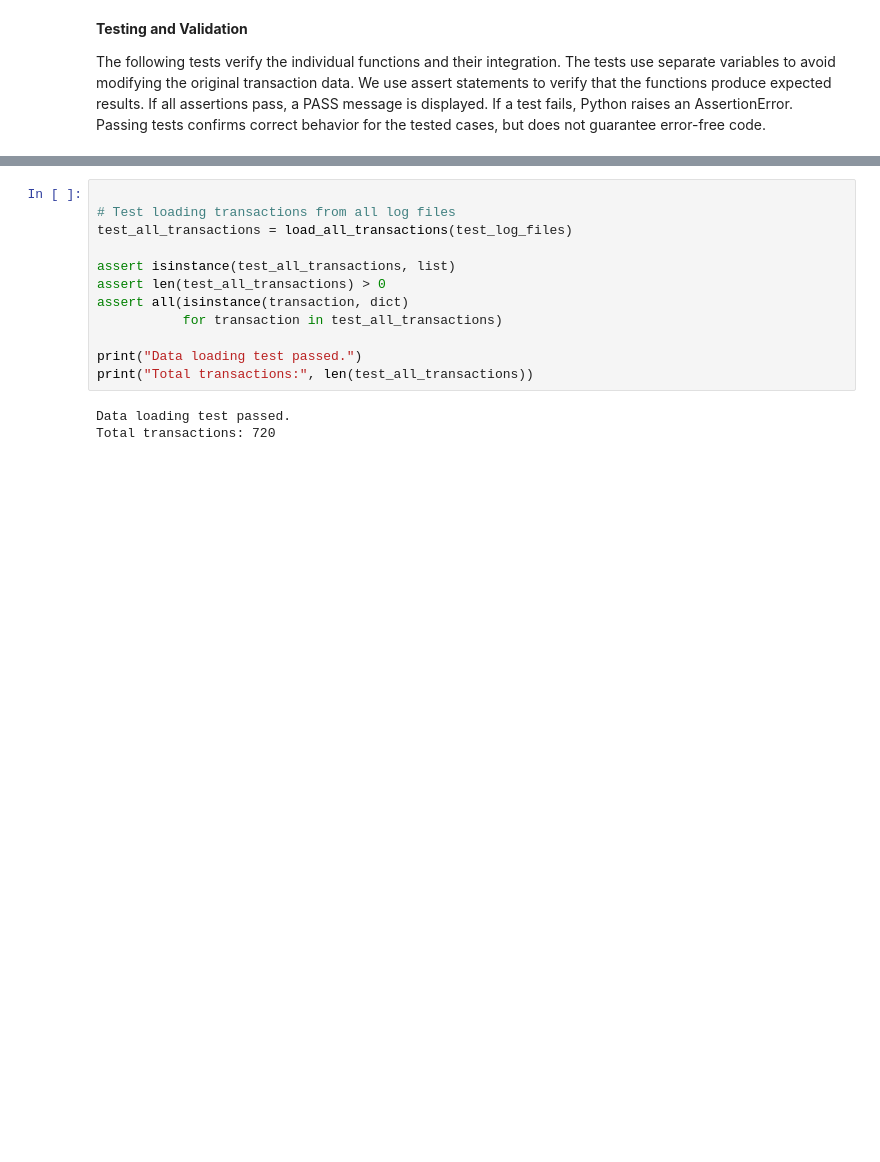
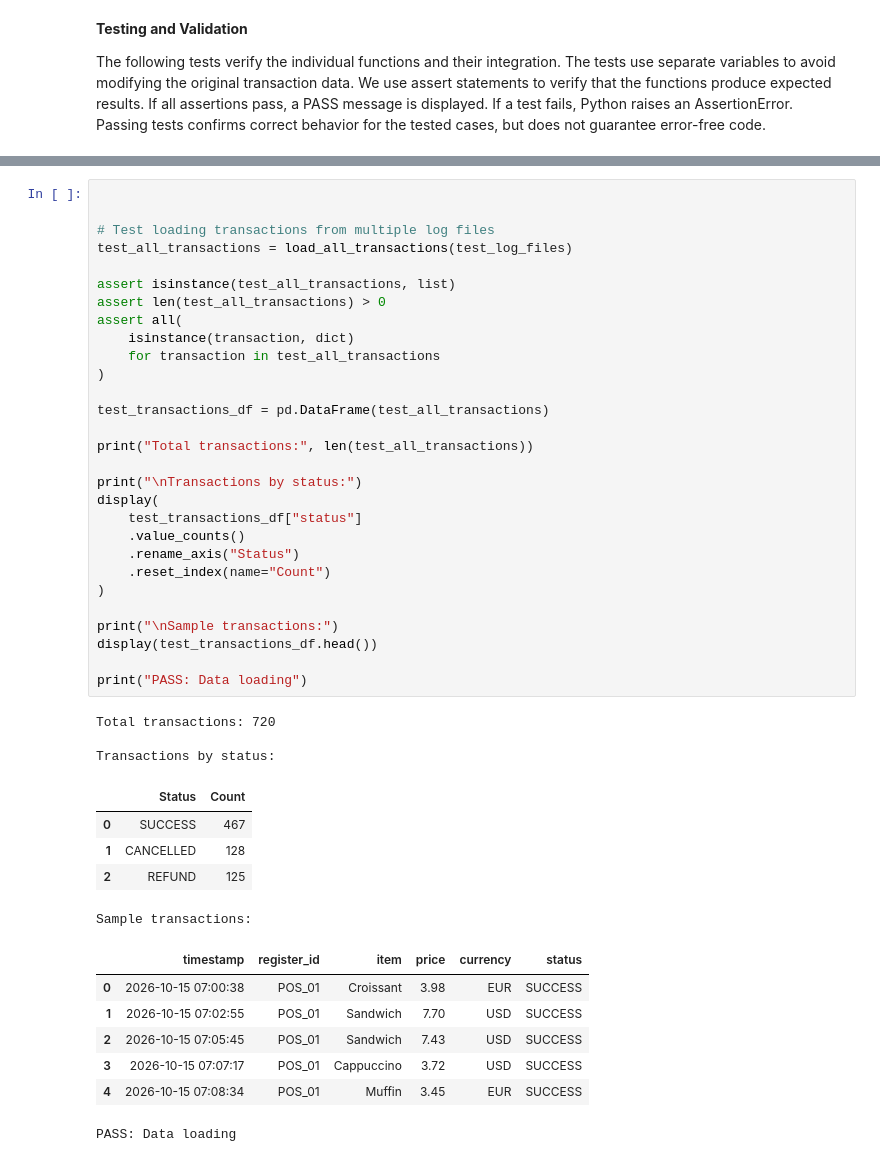
Before and after one commit to MaritaElk/Deliverable_02_week_43, a Jupyter notebook: Deliverable_02_week_43.ipynb, the cells around one changed output, grey strips where cells are left out. Saved outputs shown, nothing was run; the diff lists cells and outputs as text; blank space fills up the shorter version.

```diff
--- a/Deliverable_02_week_43.ipynb
+++ b/Deliverable_02_week_43.ipynb
@@ -513,18 +541,48 @@ Active register IDs: ['POS_01', 'POS_02', 'POS_03']
 # %%
 
-# Test loading transactions from all log files
+
+# Test loading transactions from multiple log files
 test_all_transactions = load_all_transactions(test_log_files)
 
 assert isinstance(test_all_transactions, list)
 assert len(test_all_transactions) > 0
-assert all(isinstance(transaction, dict)
-           for transaction in test_all_transactions)
+assert all(
+    isinstance(transaction, dict)
+    for transaction in test_all_transactions
+)
 
-print("Data loading test passed.")
+test_transactions_df = pd.DataFrame(test_all_transactions)
+
 print("Total transactions:", len(test_all_transactions))
+
+print("\nTransactions by status:")
+display(
+    test_transactions_df["status"]
+    .value_counts()
+    .rename_axis("Status")
+    .reset_index(name="Count")
+)
+
+print("\nSample transactions:")
+display(test_transactions_df.head())
+
+print("PASS: Data loading")
 # %% [output]
-Data loading test passed.
 Total transactions: 720
+
+Transactions by status:
+|  | Status | Count |
+| 0 | SUCCESS | 467 |
+| 1 | CANCELLED | 128 |
+| 2 | REFUND | 125 |
+Sample transactions:
+|  | timestamp | register_id | item | price | currency | status |
+| 0 | 2026-10-15 07:00:38 | POS_01 | Croissant | 3.98 | EUR | SUCCESS |
+| 1 | 2026-10-15 07:02:55 | POS_01 | Sandwich | 7.70 | USD | SUCCESS |
+| 2 | 2026-10-15 07:05:45 | POS_01 | Sandwich | 7.43 | USD | SUCCESS |
+| 3 | 2026-10-15 07:07:17 | POS_01 | Cappuccino | 3.72 | USD | SUCCESS |
+| 4 | 2026-10-15 07:08:34 | POS_01 | Muffin | 3.45 | EUR | SUCCESS |
+PASS: Data loading
 # %%
 
 # Test price outlier removal
```
Also changed, not shown: parts of 5 cells of this notebook.
